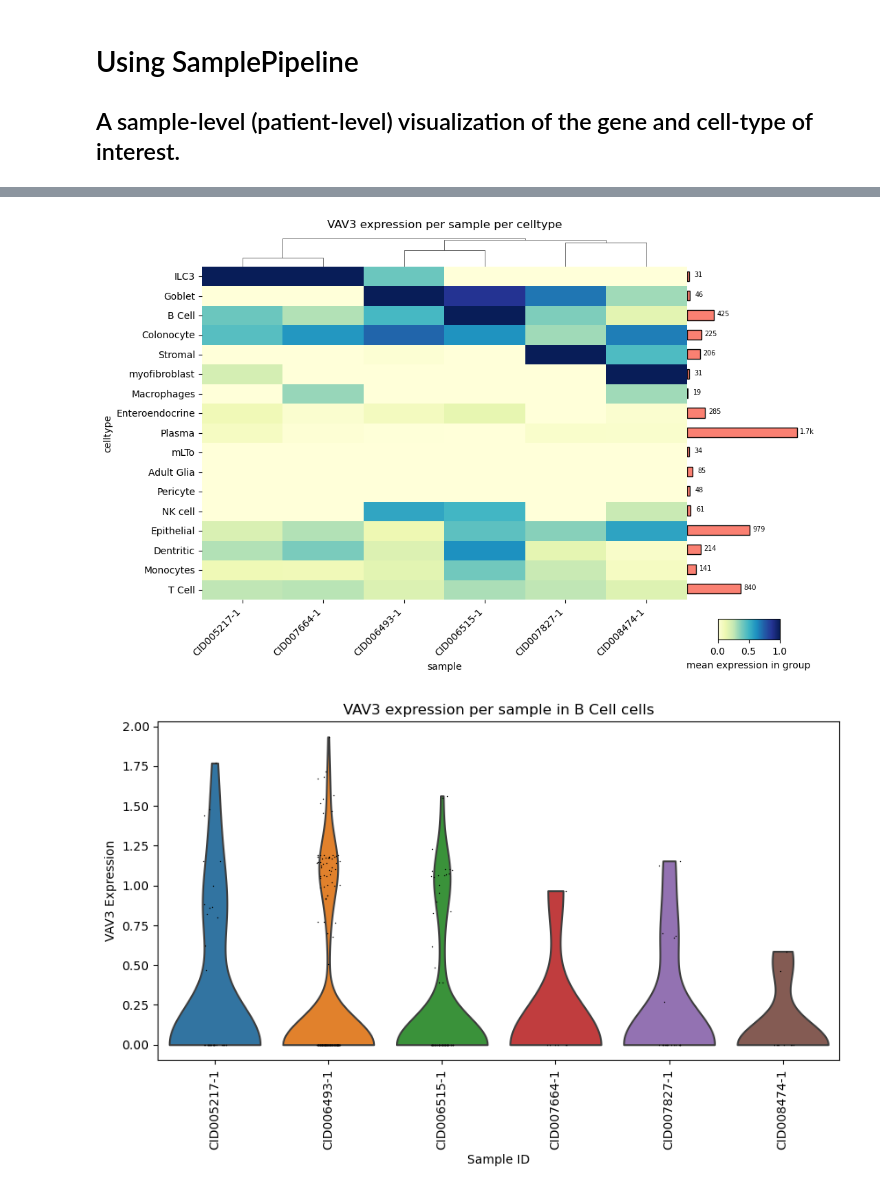
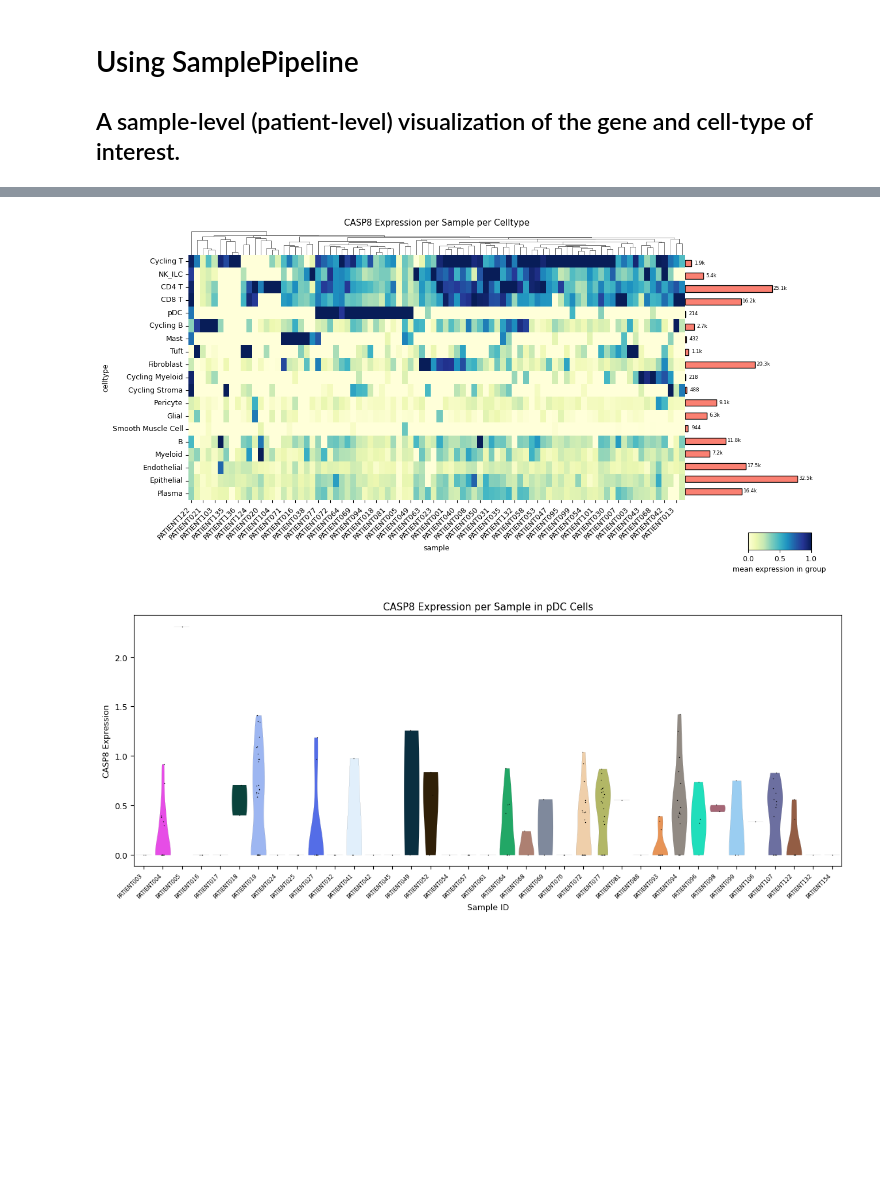
Before and after one commit to chickaroo/genereporter, a Jupyter notebook: src/sample_pipeline.ipynb, the cells around one changed output, grey strips where cells are left out. Saved outputs shown, nothing was run; the diff lists cells and outputs as text; code cells hidden in the pictures; blank space fills up the shorter version.

```diff
--- a/src/sample_pipeline.ipynb
+++ b/src/sample_pipeline.ipynb
@@ -10,5 +5,12 @@ sp = SamplePipeline(wdir="/Users/samibening/Projects/genereporter/", adata="data
+# %%
+import sys
+sys.path.append('/lustre/groups/ml01/workspace/samantha.bening/Bachelor/')
+from importlib import reload
+import genereporter.sample_pipeline as spModule
+reload(spModule)
+sp = spModule.SamplePipeline(wdir="/lustre/groups/ml01/workspace/samantha.bening/Bachelor/", adata="data2/veo_ibd_balanced.h5ad")
 # %%
-GOI = 'VAV3'
+GOI = 'CASP8'
 # %%
 sp.pl_violin(GOI)
 # %% [output]
@@ -16,8 +18,8 @@ sp.pl_violin(GOI)
 # %%
 sp.pl_sample_celltype(GOI)
 # %% [output]
-[figure, old version]
+[figure, new version]
 # %%
-sp.pl_violin(GOI, celltype='B Cell')
+sp.pl_violin(GOI, celltype='pDC')
 # %% [output]
-[figure, old version]
+[figure, new version]
```
Also changed, not shown: parts of 2 cells of this notebook, 7 other files.
